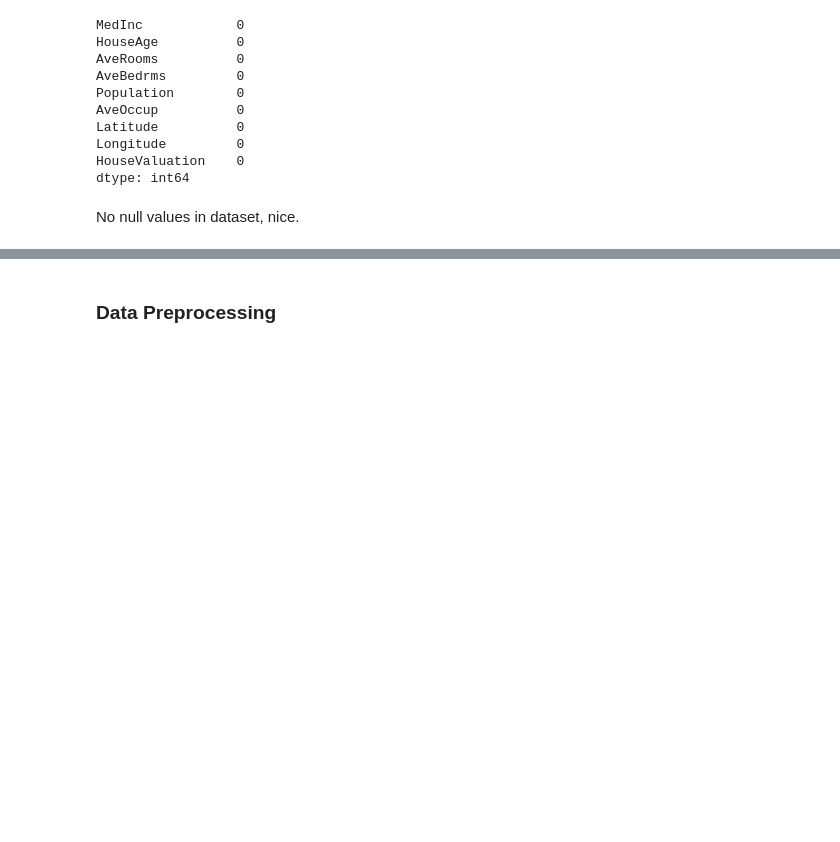
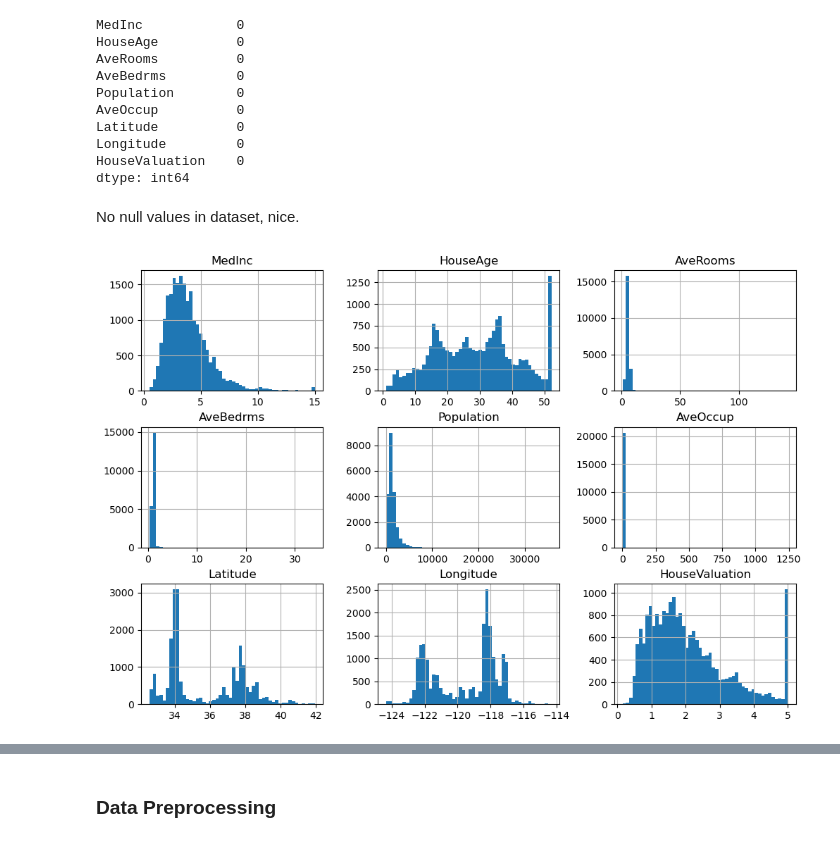
Before and after one commit to neecatt/MachineLearningFromScratch, a Jupyter notebook: Linear Regression Scratch/california.ipynb, the cells around one changed output, grey strips where cells are left out. Drawn from its saved outputs; the diff is of its cells as text; code cells hidden in the pictures; blank space fills up the shorter version.

```diff
--- a/Linear Regression Scratch/california.ipynb
+++ b/Linear Regression Scratch/california.ipynb
@@ -68,3 +70,10 @@ HouseValuation    0
 dtype: int64
 # %% [markdown]
 No null values in dataset, nice.
+# %%
+import matplotlib.pyplot as plt
+
+df.hist(bins=50, figsize=(12,8))
+plt.show()
+# %% [output]
+[figure, added]
```
Also changed, not shown: parts of 11 cells of this notebook.
